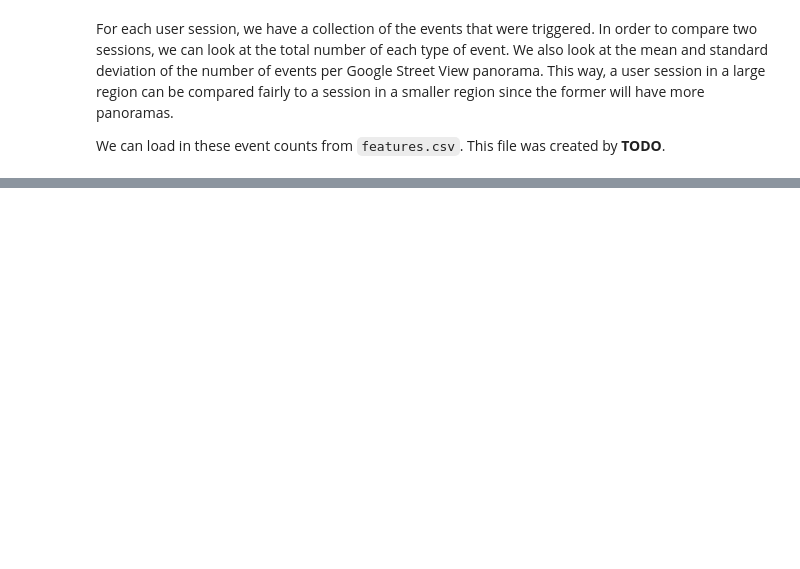
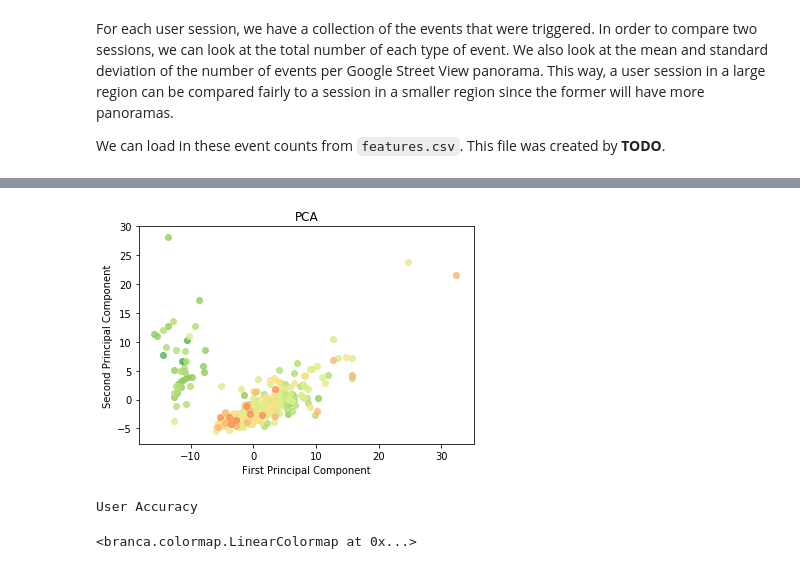
Before and after one commit to johannkm/cmsc499A, a Jupyter notebook: Report.ipynb, the cells around one changed output, grey strips where cells are left out. Saved outputs shown, nothing was run; the diff lists cells and outputs as text; code cells hidden in the pictures; blank space fills up the shorter version.

```diff
--- a/Report.ipynb
+++ b/Report.ipynb
@@ -95,3 +76,0 @@ $\text{F1 score} = \frac{\text{2 * true positives}}{\text{2 * true positives + f
-# %%
-labels = pd.read_csv('labels.csv', index_col=0)
-labels.sample(n=5)
@@ -104,0 +148,29 @@ labels.sample(n=5)
+# %%
+from sklearn.decomposition import PCA
+import matplotlib.cm as cm
+import branca
+
+# Create a regular PCA model
+pca = PCA(n_components=2)
+
+# Fit and transform the data to the model
+reduced_data_pca = pca.fit_transform(features)
+
+colormap = branca.colormap.linear.RdYlGn.scale(0, 1)
+
+step = 0.1
+for i in np.arange(0, 1, step): # for each bucket
+    i = 1 - i - step # reverse
+    x = reduced_data_pca[:,0][(labels.accuracy >= i) & (labels.accuracy < i + step)]
+    y = reduced_data_pca[:,1][(labels.accuracy >= i) & (labels.accuracy < i + step)]
+    plt.scatter(x=x, y=y, color=colormap(i), alpha=0.8)
+plt.xlabel('First Principal Component')
+plt.ylabel('Second Principal Component')
+plt.title("PCA")
+plt.show()
+print('User Accuracy')
+colormap
+# %% [output]
+[figure, added]
+User Accuracy
+<branca.colormap.LinearColormap at 0x...>
```
Also changed, not shown: parts of 22 cells of this notebook.
